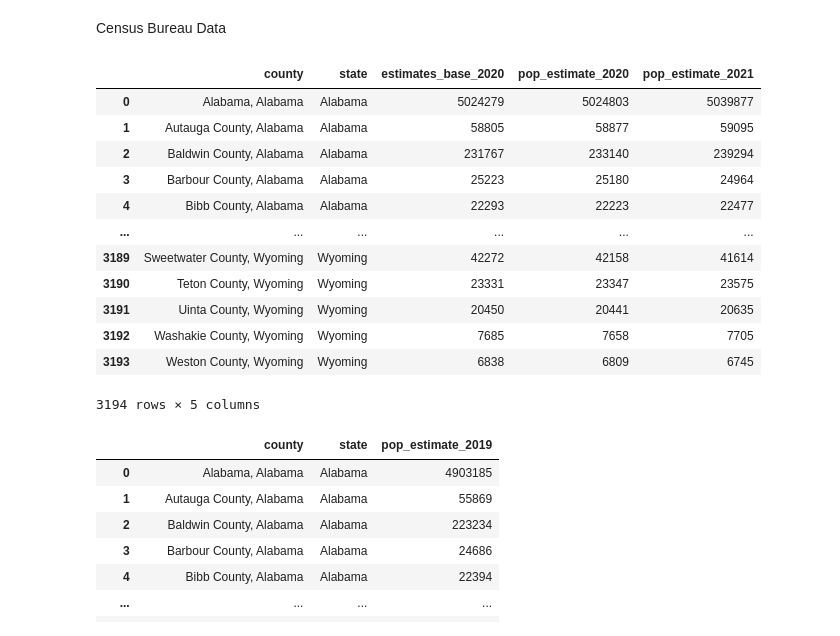
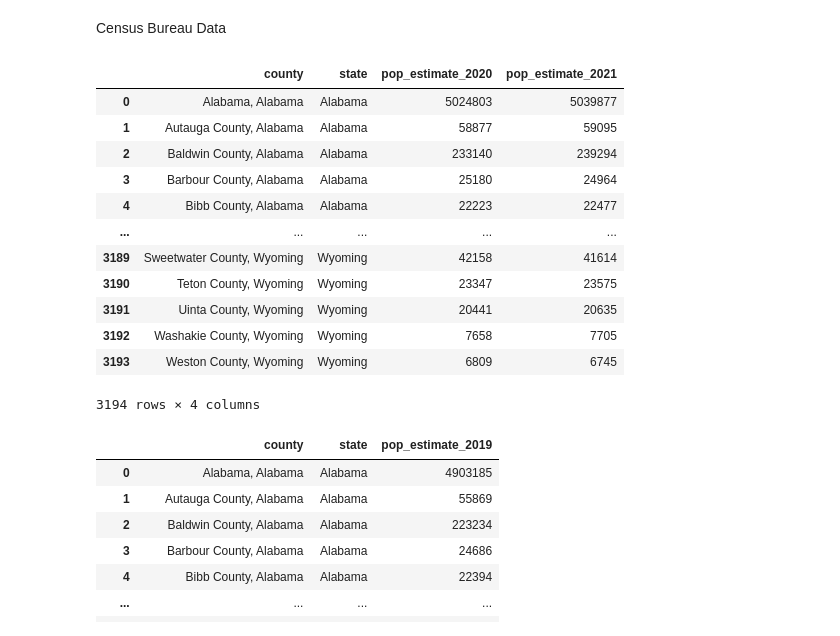
Before and after one commit to mbruns13/redfin_housing_data, a Jupyter notebook: housing_data.ipynb, the cells around one changed output. Cells and saved outputs as stored; diff of their text form; code cells hidden in the pictures.

```diff
--- a/housing_data.ipynb
+++ b/housing_data.ipynb
@@ -257,24 +257,24 @@ Census Bureau Data
 # %%
 #Importing 2020 - 2021 census bureau data
 cb2021_df = pd.read_csv("Resources/co-est2021-alldata.csv", encoding='latin-1')
 cb2021_df["county"] = cb2021_df["CTYNAME"] + ", " + cb2021_df["STNAME"]
-cb2021_df = cb2021_df[["county", "STNAME", "ESTIMATESBASE2020", "POPESTIMATE2020","POPESTIMATE2021"]]
+cb2021_df = cb2021_df[["county", "STNAME", "POPESTIMATE2020","POPESTIMATE2021"]]
 cb2021_df = cb2021_df.rename(columns={"STNAME": "state", "ESTIMATESBASE2020":"estimates_base_2020","POPESTIMATE2020":"pop_estimate_2020", "POPESTIMATE2021":"pop_estimate_2021"})
 cb2021_df
 # %% [output]
-|  | county | state | estimates_base_2020 | pop_estimate_2020 | pop_estimate_2021 |
-| 0 | Alabama, Alabama | Alabama | 5024279 | 5024803 | 5039877 |
-| 1 | Autauga County, Alabama | Alabama | 58805 | 58877 | 59095 |
-| 2 | Baldwin County, Alabama | Alabama | 231767 | 233140 | 239294 |
-| 3 | Barbour County, Alabama | Alabama | 25223 | 25180 | 24964 |
-| 4 | Bibb County, Alabama | Alabama | 22293 | 22223 | 22477 |
-| ... | ... | ... | ... | ... | ... |
-| 3189 | Sweetwater County, Wyoming | Wyoming | 42272 | 42158 | 41614 |
-| 3190 | Teton County, Wyoming | Wyoming | 23331 | 23347 | 23575 |
-| 3191 | Uinta County, Wyoming | Wyoming | 20450 | 20441 | 20635 |
-| 3192 | Washakie County, Wyoming | Wyoming | 7685 | 7658 | 7705 |
-| 3193 | Weston County, Wyoming | Wyoming | 6838 | 6809 | 6745 |
+|  | county | state | pop_estimate_2020 | pop_estimate_2021 |
+| 0 | Alabama, Alabama | Alabama | 5024803 | 5039877 |
+| 1 | Autauga County, Alabama | Alabama | 58877 | 59095 |
+| 2 | Baldwin County, Alabama | Alabama | 233140 | 239294 |
+| 3 | Barbour County, Alabama | Alabama | 25180 | 24964 |
+| 4 | Bibb County, Alabama | Alabama | 22223 | 22477 |
+| ... | ... | ... | ... | ... |
+| 3189 | Sweetwater County, Wyoming | Wyoming | 42158 | 41614 |
+| 3190 | Teton County, Wyoming | Wyoming | 23347 | 23575 |
+| 3191 | Uinta County, Wyoming | Wyoming | 20441 | 20635 |
+| 3192 | Washakie County, Wyoming | Wyoming | 7658 | 7705 |
+| 3193 | Weston County, Wyoming | Wyoming | 6809 | 6745 |
-3194 rows × 5 columns
+3194 rows × 4 columns
 # %%
 #Importing 2019 census bureau data
 cb2019_df = pd.read_csv("Resources/co-est2019-alldata.csv", encoding='latin-1')
```
Also changed, not shown: parts of 1 cell of this notebook.
